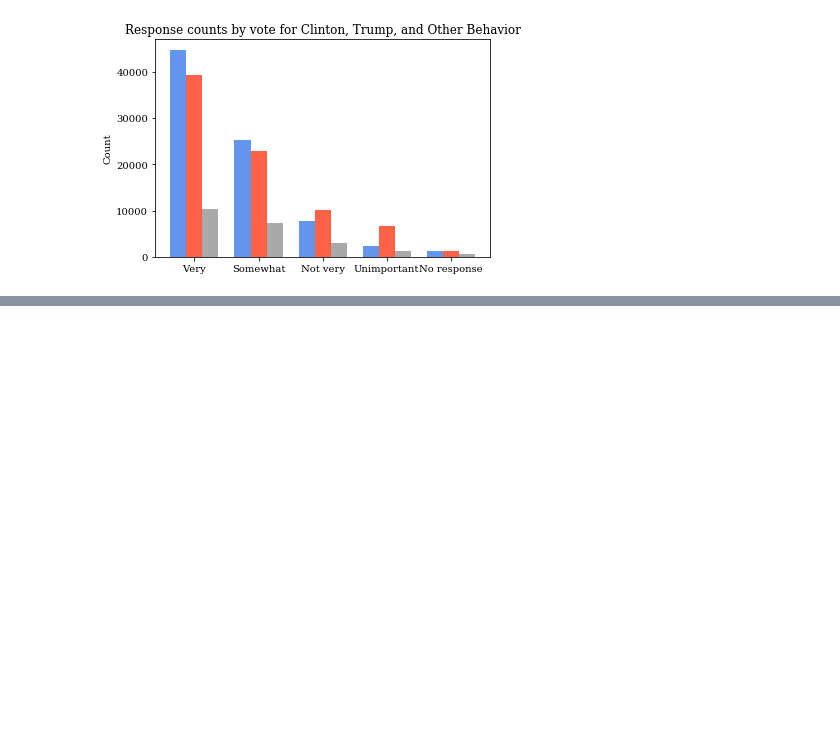
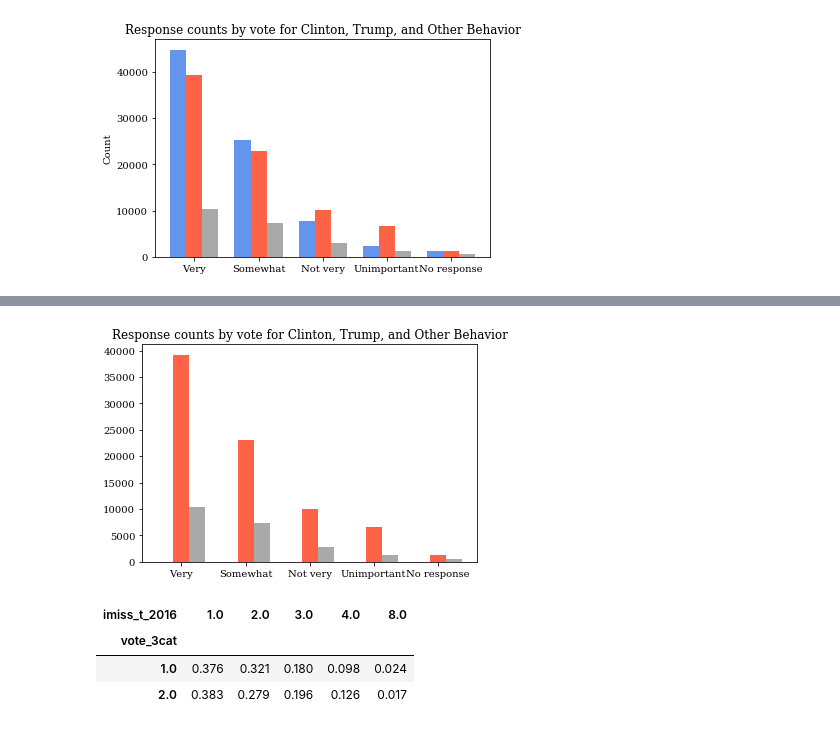
Before and after one commit to ali0003433/predict-by-issue-prioritization, a Jupyter notebook: notebooks/2-al-exploration.ipynb, the cells around one changed output, grey strips where cells are left out. Drawn from its saved outputs; the diff is of its cells as text; code cells hidden in the pictures; blank space fills up the shorter version.

```diff
--- a/notebooks/2-al-exploration.ipynb
+++ b/notebooks/2-al-exploration.ipynb
@@ -697,0 +692,24 @@ plt.show()
+# %%
+abortion = abort_weighted
+
+bar_width = 0.25
+
+r1 = np.arange(5)
+r2 = [x + bar_width for x in r1]
+plt.bar(r1, abortion, width=bar_width, color=palette[0])
+plt.bar(r2, bar_trump, width=bar_width, color=palette[1])
+plt.bar(r3, bar_other_behav, width=bar_width, color=palette[-1])
+plt.title('Response counts by vote for Clinton, Trump, and Other Behavior')
+plt.xticks([r + bar_width for r in range(len(bar_clint))],
+           ['Very', 'Somewhat', 'Not very', 'Unimportant', 'No response'])
+plt.ylabel('')
+plt.show()
+# %% [output]
+[figure, added]
+# %%
+abort_weighted
+# %% [output]
+| imiss_t_2016 | 1.0 | 2.0 | 3.0 | 4.0 | 8.0 |
+| vote_3cat |  |  |  |  |  |
+| 1.0 | 0.376 | 0.321 | 0.180 | 0.098 | 0.024 |
+| 2.0 | 0.383 | 0.279 | 0.196 | 0.126 | 0.017 |
```
Also changed, not shown: parts of 3 cells of this notebook, 2 other files.
